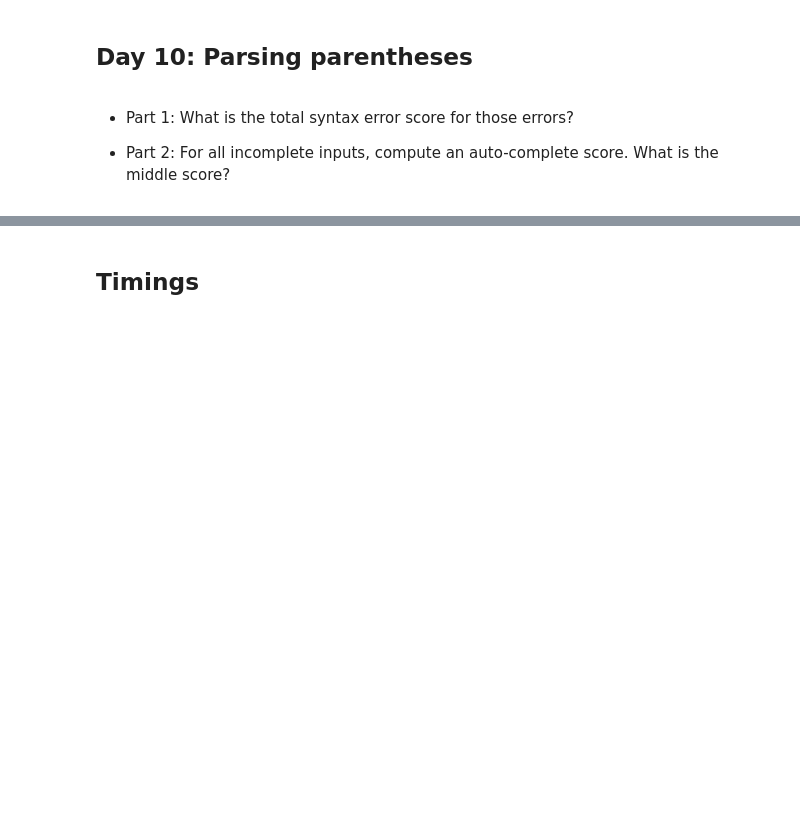
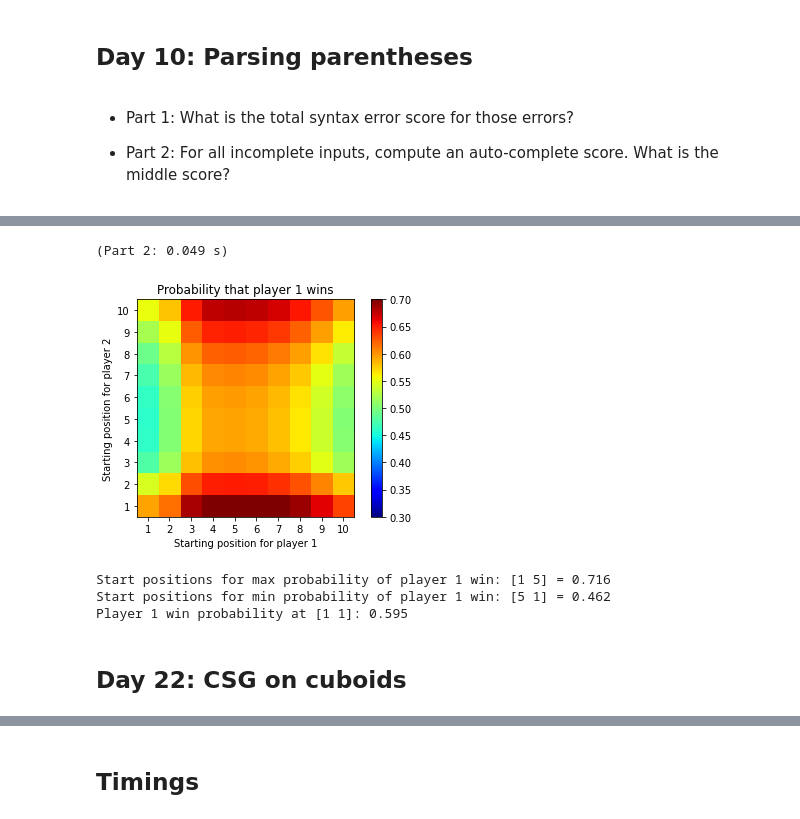
Before and after one commit to hhoppe/advent_of_code_2021, a Jupyter notebook: advent_of_code_2021.ipynb, the cells around one changed output, grey strips where cells are left out. Drawn from its saved outputs; the diff is of its cells as text; code cells hidden in the pictures; blank space fills up the shorter version.

```diff
--- a/advent_of_code_2021.ipynb
+++ b/advent_of_code_2021.ipynb
@@ -1705,0 +1760,2 @@ def process1(s, part2=False):
+# %%
+puzzle = advent.puzzle(day=15)
@@ -1705,0 +2156,2 @@ def process1(s, part2=False):
+# %%
+puzzle = advent.puzzle(day=17)
@@ -1705,0 +2798,14 @@ def process1(s, part2=False):
+# %%
+def encode_3d(point):
+  """Packs three 21-bit signed integers into a 64-bit int."""
+  point = np.asarray(point)
+  return point[..., 0] * 2**42 + point[..., 1] * 2**21 + point[..., 2]
+
+def decode_3d(value):
+  """Extracts three 21-bit signed integers from a 64-bit int."""
+  value = np.atleast_1d(value)
+  x = (value + 2**41) // 2**42
+  value -= x * 2**42
+  y = (value + 2**20) // 2**21
+  z = value - y * 2**21
+  return np.concatenate((x, y, z), axis=-1)
@@ -1705,0 +3203,2 @@ def process1(s, part2=False):
+# %%
+puzzle = advent.puzzle(day=21)
@@ -1705,0 +3355,57 @@ def process1(s, part2=False):
+# %%
+def process2(s, win_score=21, visualize=False):  # Fastest and most compact.
+  lines = s.strip('\n').split('\n')
+  pos0, pos1 = int(lines[0][27:]) - 1, int(lines[1][27:]) - 1
+  die_sum_distribution = tuple(collections.Counter(
+      sum(die) for die in itertools.product([1, 2, 3], repeat=3)).items())
+
+  @functools.lru_cache(maxsize=None)
+  def compute(pos0, pos1, score0, score1):
+    wins0 = wins1 = 0
+    for total, count in die_sum_distribution:
+      new_pos0 = (pos0 + total) % 10
+      new_score0 = score0 + (new_pos0 + 1)
+      if new_score0 >= win_score:
+        wins0 += count
+      else:
+        d_wins1, d_wins0 = compute(pos1, new_pos0, score1, new_score0)
+        wins0 += d_wins0 * count
+        wins1 += d_wins1 * count
+    return wins0, wins1
+
+  if visualize:
+    win0 = np.array([[wins0 / (wins0 + wins1) for pos1 in range(10)
+                      for wins0, wins1 in [compute(pos0, pos1, 0, 0)]]
+                    for pos0 in range(10)])
+    import matplotlib.pyplot as plt
+    fig, ax = plt.subplots()
+    pos = ax.imshow(win0, vmin=0.3, vmax=0.7, cmap='jet',
+                    origin='lower', extent=(0.5, 10.5, 0.5, 10.5))
+    ax.set_title('Probability that player 1 wins')
+    ax.set_xlabel('Starting position for player 1')
+    ax.set_ylabel('Starting position for player 2')
+    ax.set_xticks(np.arange(1, 11))
+    ax.set_yticks(np.arange(1, 11))
+    fig.colorbar(pos, ax=ax)
+    plt.show()
+    print(f'Start positions for max probability of player 1 win:'
+          f' {np.argwhere(win0 == win0.max())[0] + 1} = {win0.max():.3f}')
+    print(f'Start positions for min probability of player 1 win:'
+          f' {np.argwhere(win0 == win0.min())[0] + 1} = {win0.min():.3f}')
+    print(f'Player 1 win probability at [1 1]: {win0[0, 0]:.3f}')
+
+  return max(*compute(pos0, pos1, 0, 0))
+
+check_eq(process2(s1), 444356092776315)
+puzzle.verify(2, process2)  # ~0.05 s
+_ = process2(puzzle.input, visualize=True)
+# _ = process2(puzzle.input, win_score=100, visualize=True)
+# %% [output]
+(Part 2: 0.049 s)
+[figure, added]
+Start positions for max probability of player 1 win: [1 5] = 0.716
+Start positions for min probability of player 1 win: [5 1] = 0.462
+Player 1 win probability at [1 1]: 0.595
+# %% [markdown]
+<a name="day22"></a>
+## Day 22: CSG on cuboids
```
Also changed, not shown: parts of 260 cells of this notebook.
